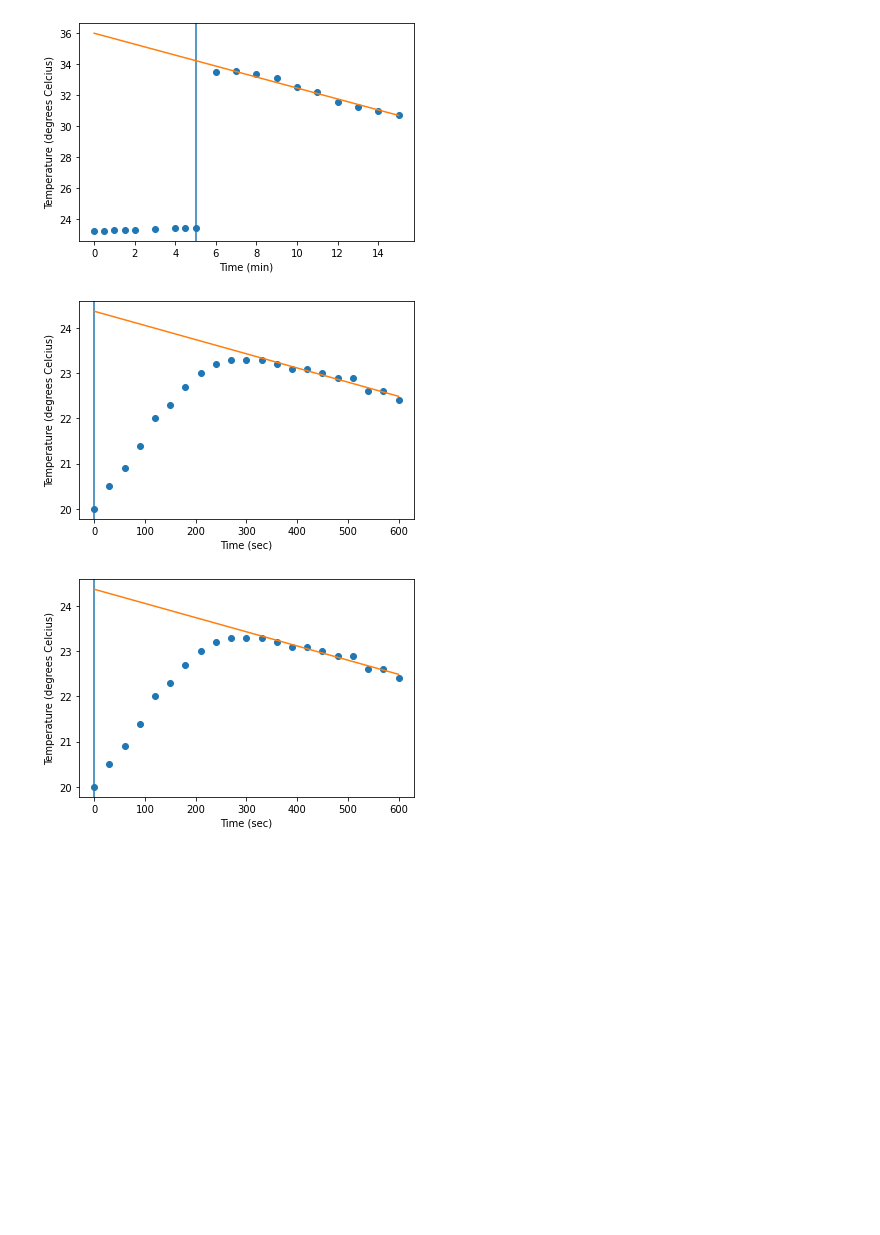
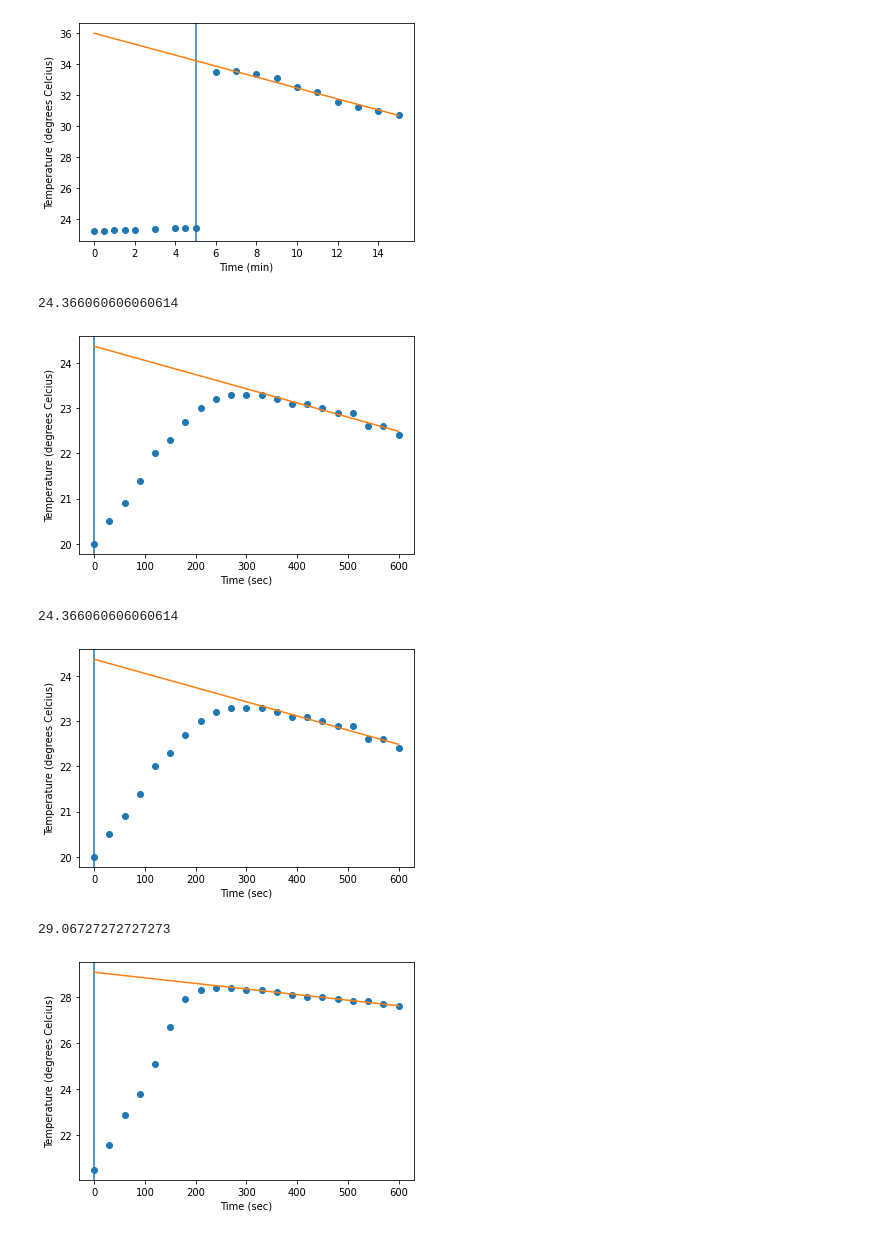
Before and after one commit to anyuan-chen/school-notebooks, a Jupyter notebook: chem.ipynb, the cells around one changed output. Drawn from its saved outputs; the diff is of its cells as text; code cells hidden in the pictures; blank space fills up the shorter version.

```diff
--- a/chem.ipynb
+++ b/chem.ipynb
@@ -50,13 +50,14 @@ m, b = np.polyfit(time[11:], r1[11:], 1)
 plt.plot(time, m * time + b )
 
 
-#print(m * 5 + b)
+print( b)
 
 plt.xlabel('Time (sec)')
 plt.ylabel('Temperature (degrees Celcius)')
 
 plt.show()
 # %% [output]
+24.366060606060614
 [figure]
 # %%
 
@@ -77,33 +78,37 @@ m, b = np.polyfit(time[11:], r1[11:], 1)
 plt.plot(time, m * time + b )
 
 
-#print(m * 5 + b)
+print( b)
 
 plt.xlabel('Time (sec)')
 plt.ylabel('Temperature (degrees Celcius)')
 
 plt.show()
 # %% [output]
+24.366060606060614
 [figure]
 # %%
 
-r1 = np.array([20.5,21.6,22.9,23.825.1,26.7,27.9,28.3,28.4,28.4,28.3,28.3,28.2,28.1,28.0,28.0,27.9,27,8,27.8,27.7,27.6])
+r1 = np.array([20.5,21.6,22.9,23.8, 25.1,26.7,27.9,28.3,28.4,28.4,28.3,28.3,28.2,28.1,28.0,28.0,27.9,27.8,27.8,27.7,27.6])
 import numpy as np
 import matplotlib.pyplot as plt
 
 time = np.array([]);
 for x in range(0,21):
     time = np.append(time, x * 30)
 plt.plot(time, r1, 'o');
 plt.axvline(x=0)
 
 m, b = np.polyfit(time[11:], r1[11:], 1)
 plt.plot(time, m * time + b )
 
 
-#print(m * 5 + b)
+print(b)
 
 plt.xlabel('Time (sec)')
 plt.ylabel('Temperature (degrees Celcius)')
 
 plt.show()
+# %% [output]
+29.06727272727273
+[figure, added]
```
